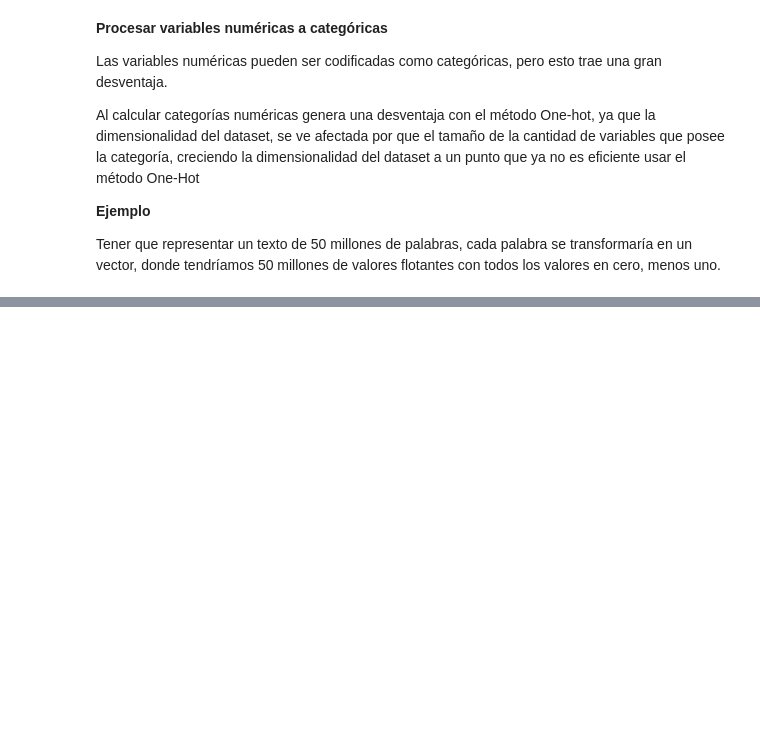
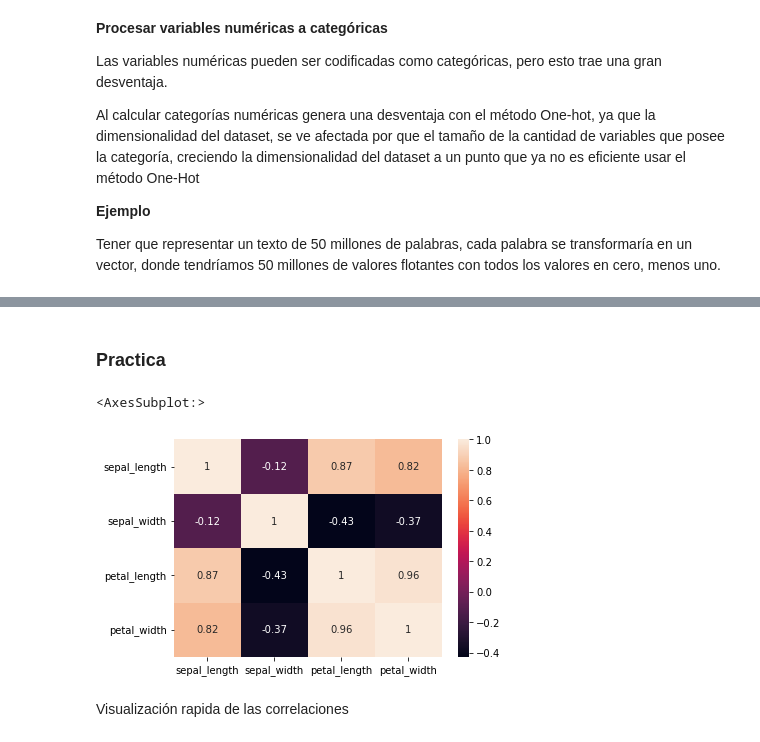
Before and after one commit to ronaldespinozaa/estadistica-descriptiva, a Jupyter notebook: estadistica-descriptiva.ipynb, the cells around one changed output, grey strips where cells are left out. Drawn from its saved outputs; the diff is of its cells as text; code cells hidden in the pictures; blank space fills up the shorter version.

```diff
--- a/estadistica-descriptiva.ipynb
+++ b/estadistica-descriptiva.ipynb
@@ -1373,0 +1431,7 @@ Entonces lo que tratamos de hacer es estandarizar la escala, donde usamos el **c
+# %% [markdown]
+### Practica
+# %%
+sns.heatmap(iris.corr(), annot=True)
+# %% [output]
+<AxesSubplot:>
+[figure, added]
@@ -1373,0 +1445,2 @@ Entonces lo que tratamos de hacer es estandarizar la escala, donde usamos el **c
+# %% [markdown]
+Visualización rapida de las correlaciones
```
Also changed, not shown: parts of 34 cells of this notebook.
